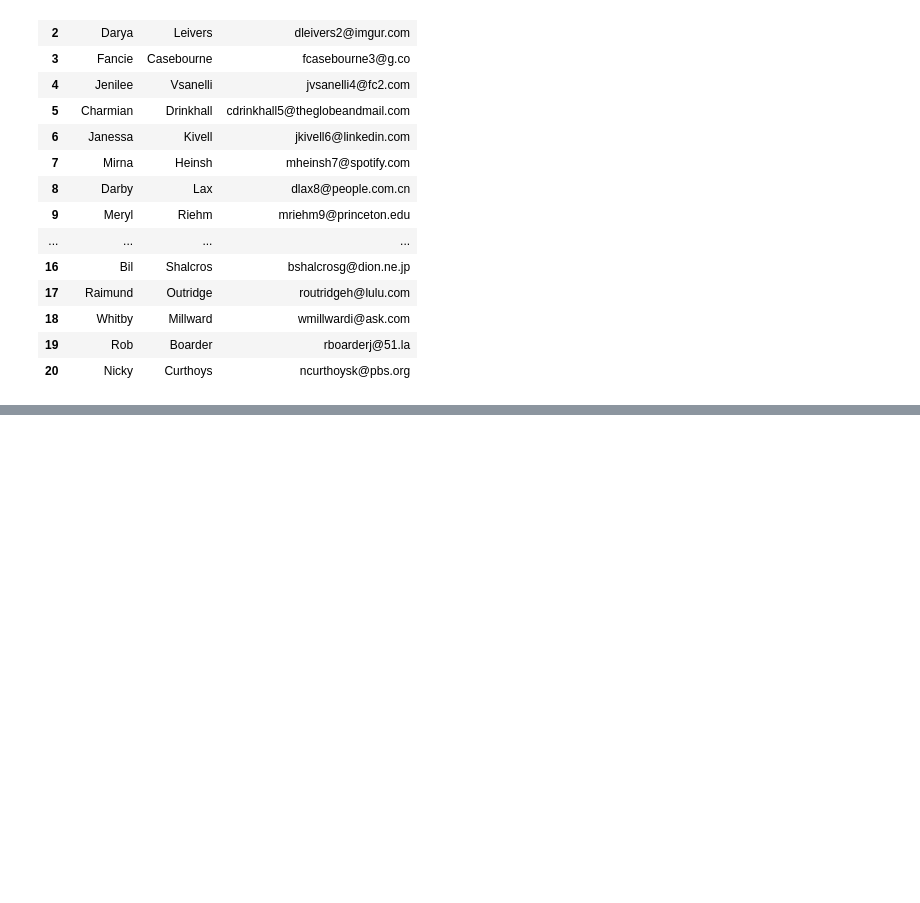
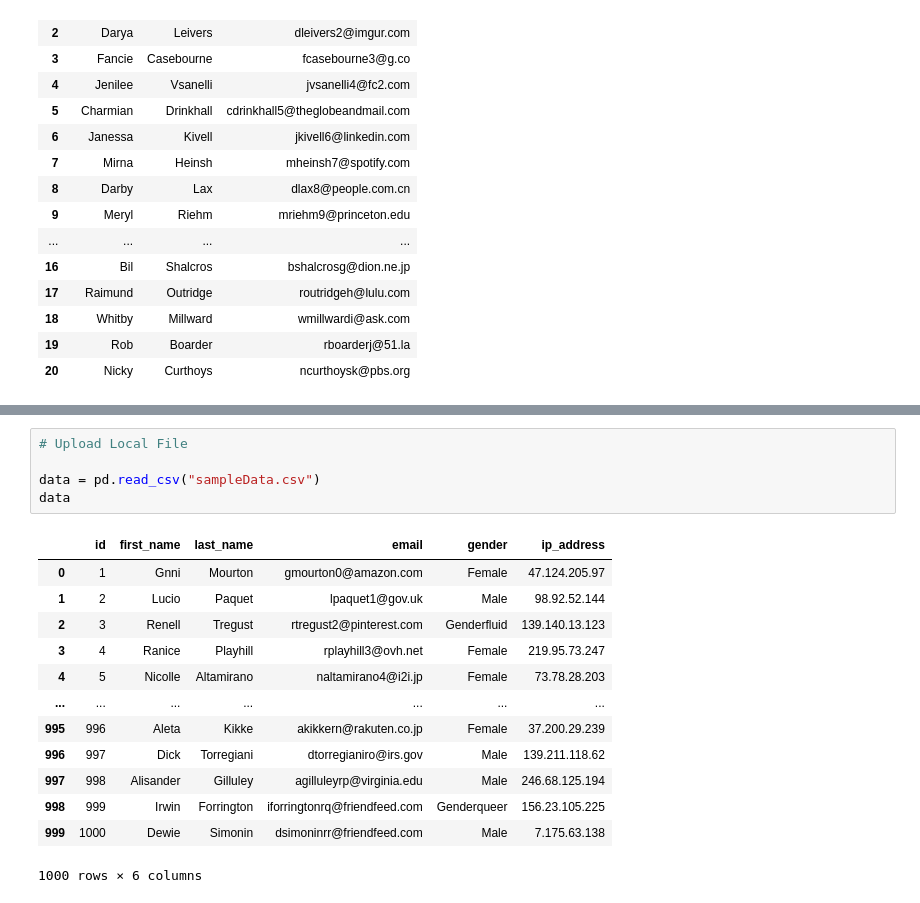
Before and after one commit to kasimlohar/Advance_Python, a Jupyter notebook: pandas.ipynb, the cells around one changed output, grey strips where cells are left out. Cells and saved outputs as stored; diff of their text form; blank space fills up the shorter version.

```diff
--- a/pandas.ipynb
+++ b/pandas.ipynb
@@ -273,0 +301,19 @@ data
+# %%
+# Upload Local File
+
+data = pd.read_csv("sampleData.csv")
+data
+# %% [output]
+|  | id | first_name | last_name | email | gender | ip_address |
+| 0 | 1 | Gnni | Mourton | gmourton0@amazon.com | Female | 47.124.205.97 |
+| 1 | 2 | Lucio | Paquet | lpaquet1@gov.uk | Male | 98.92.52.144 |
+| 2 | 3 | Renell | Tregust | rtregust2@pinterest.com | Genderfluid | 139.140.13.123 |
+| 3 | 4 | Ranice | Playhill | rplayhill3@ovh.net | Female | 219.95.73.247 |
+| 4 | 5 | Nicolle | Altamirano | naltamirano4@i2i.jp | Female | 73.78.28.203 |
+| ... | ... | ... | ... | ... | ... | ... |
+| 995 | 996 | Aleta | Kikke | akikkern@rakuten.co.jp | Female | 37.200.29.239 |
+| 996 | 997 | Dick | Torregiani | dtorregianiro@irs.gov | Male | 139.211.118.62 |
+| 997 | 998 | Alisander | Gilluley | agilluleyrp@virginia.edu | Male | 246.68.125.194 |
+| 998 | 999 | Irwin | Forrington | iforringtonrq@friendfeed.com | Genderqueer | 156.23.105.225 |
+| 999 | 1000 | Dewie | Simonin | dsimoninrr@friendfeed.com | Male | 7.175.63.138 |
+1000 rows × 6 columns
```
Also changed, not shown: parts of 4 cells of this notebook, 1 other file.
